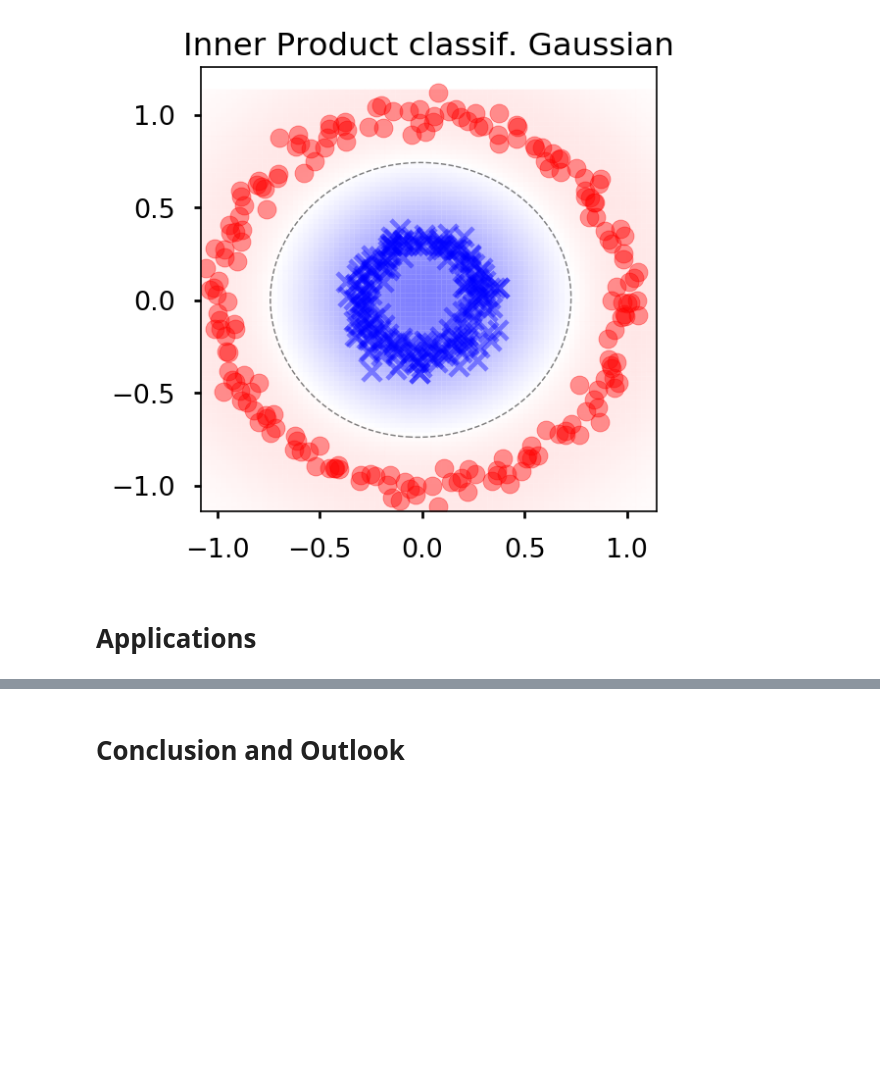
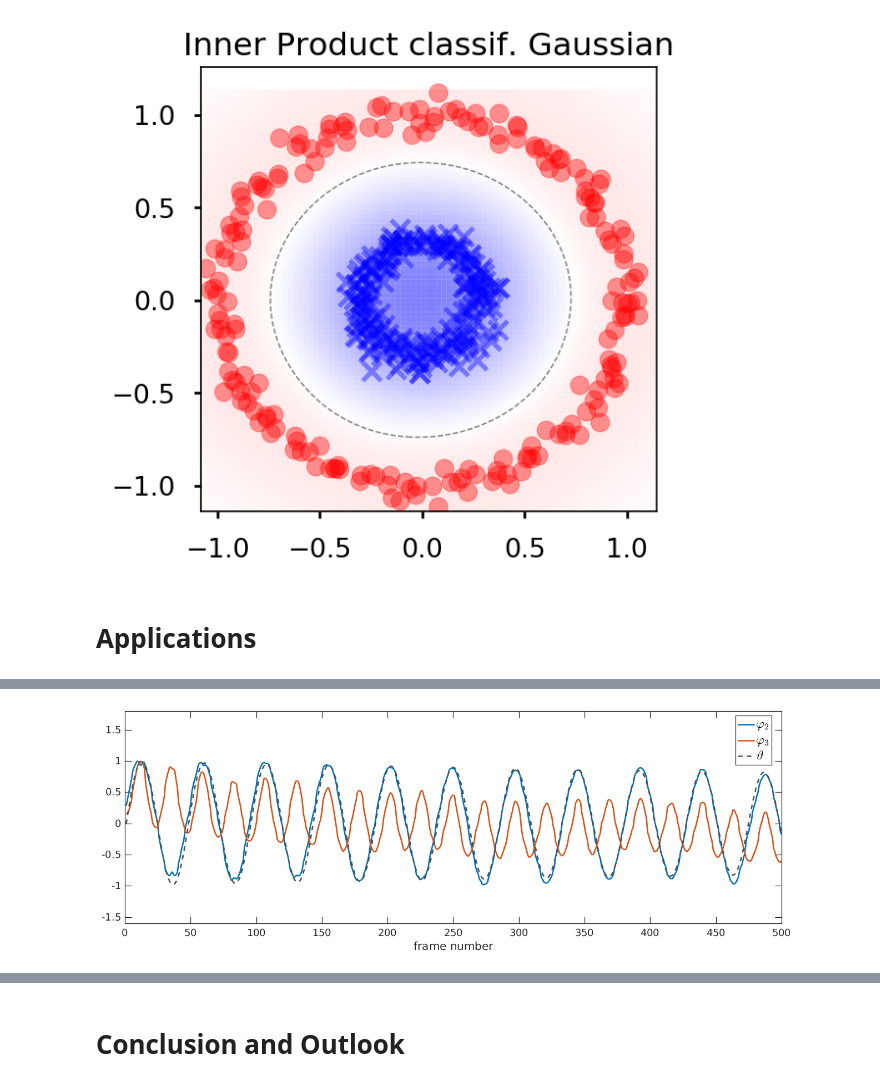
Before and after one commit to ingmarschuster/rkhs_demo, a Jupyter notebook: Tutorial_on_modern_kernel_methods.ipynb, the cells around one changed output, grey strips where cells are left out. Drawn from its saved outputs; the diff is of its cells as text; code cells hidden in the pictures; blank space fills up the shorter version.

```diff
--- a/Tutorial_on_modern_kernel_methods.ipynb
+++ b/Tutorial_on_modern_kernel_methods.ipynb
@@ -346,0 +379,4 @@ plot_mean_embedding(cme, inp_samps, out_samps,  -0.7, 1.,)
+# %%
+display(Image(filename="Pendulum_eigenfunctions.png", width=700))
+# %% [output]
+[figure, added]
```
Also changed, not shown: parts of 29 cells of this notebook, 2 other files.
